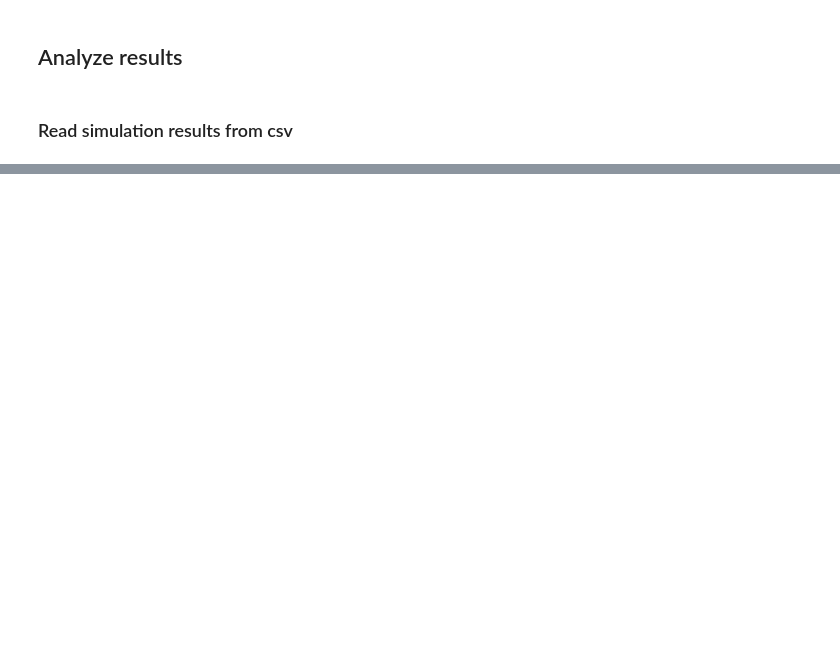
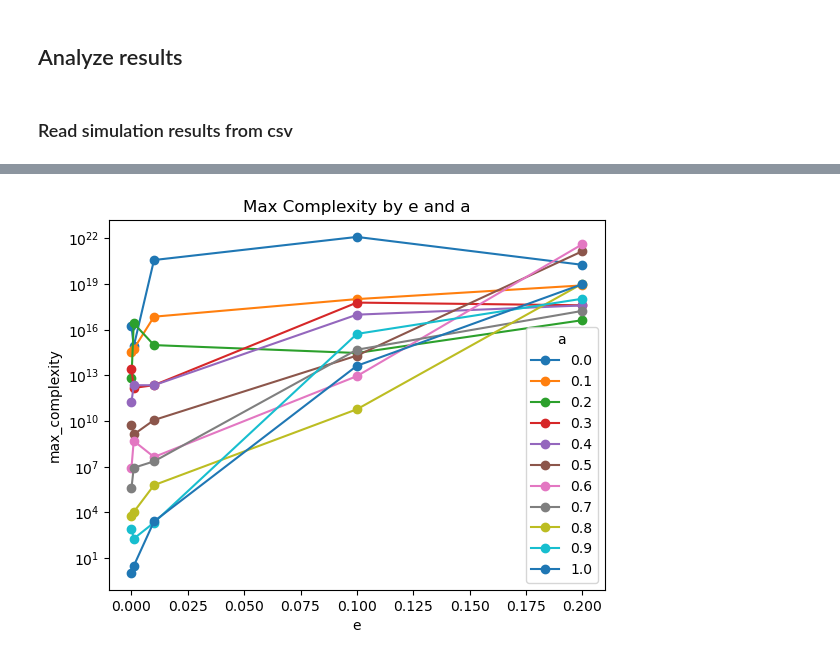
Before and after one commit to lennartebert/process_simulation, a Jupyter notebook: Effect of automation on complexity behavior.ipynb, the cells around one changed output, grey strips where cells are left out. Drawn from its saved outputs; the diff is of its cells as text; code cells hidden in the pictures; blank space fills up the shorter version.

```diff
--- a/Effect of automation on complexity behavior.ipynb
+++ b/Effect of automation on complexity behavior.ipynb
@@ -376,3 +378,27 @@ plt.show()
+# %%
+flat_aggregated_df = aggregated_df.reset_index()
+
+# plot max complexity
+
+# Create a pivot table to reshape the data for plotting
+pivot_df = flat_aggregated_df.pivot(index='e', columns='a', values=('max_complexity', 'mean'))
+
+# Plot the data
+ax = pivot_df.plot(kind='line', marker='o')
+
+# Set the y-axis to logarithmic scale
+ax.set_yscale('log')
+
+# Add labels and title
+plt.xlabel('e')
+plt.ylabel('max_complexity')
+plt.title('Max Complexity by e and a')
+plt.legend(title='a')
+
+# Show the plot
+plt.show()
+# %% [output]
+[figure, added]
 # %%
 
 # plot time to complexity
```
Also changed, not shown: parts of 16 cells of this notebook, 24 other files.
